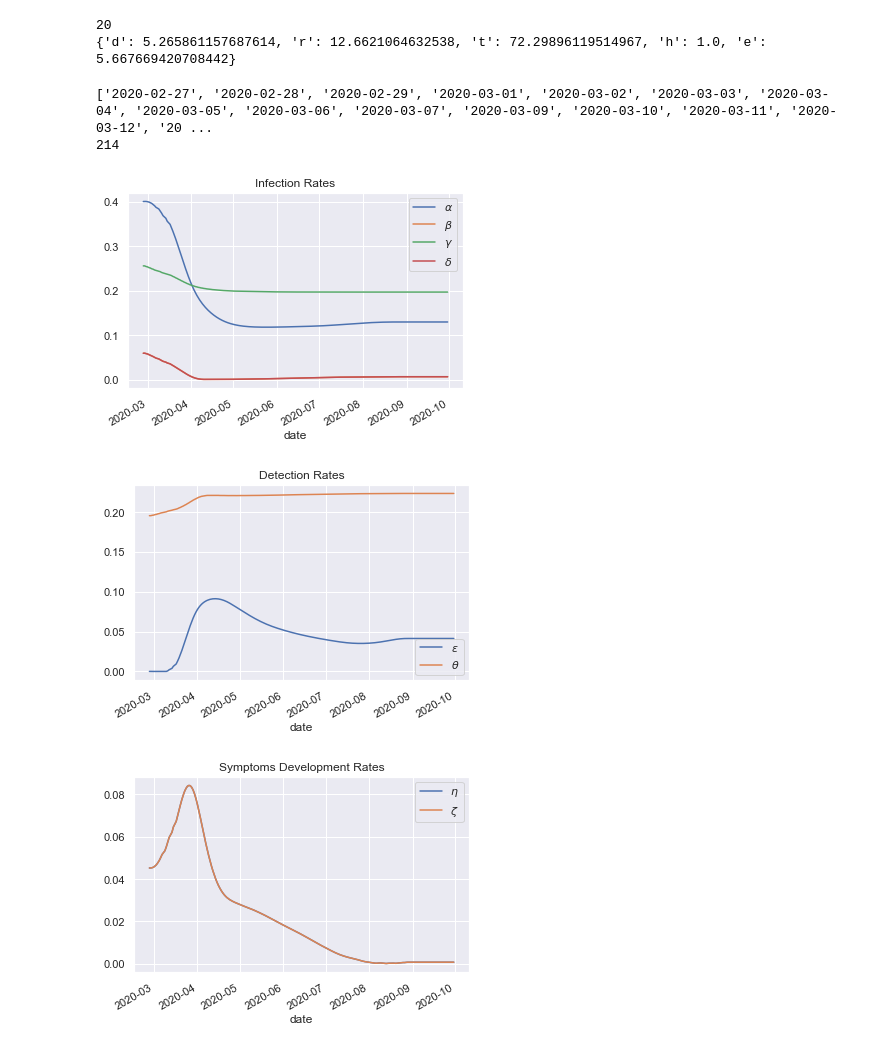
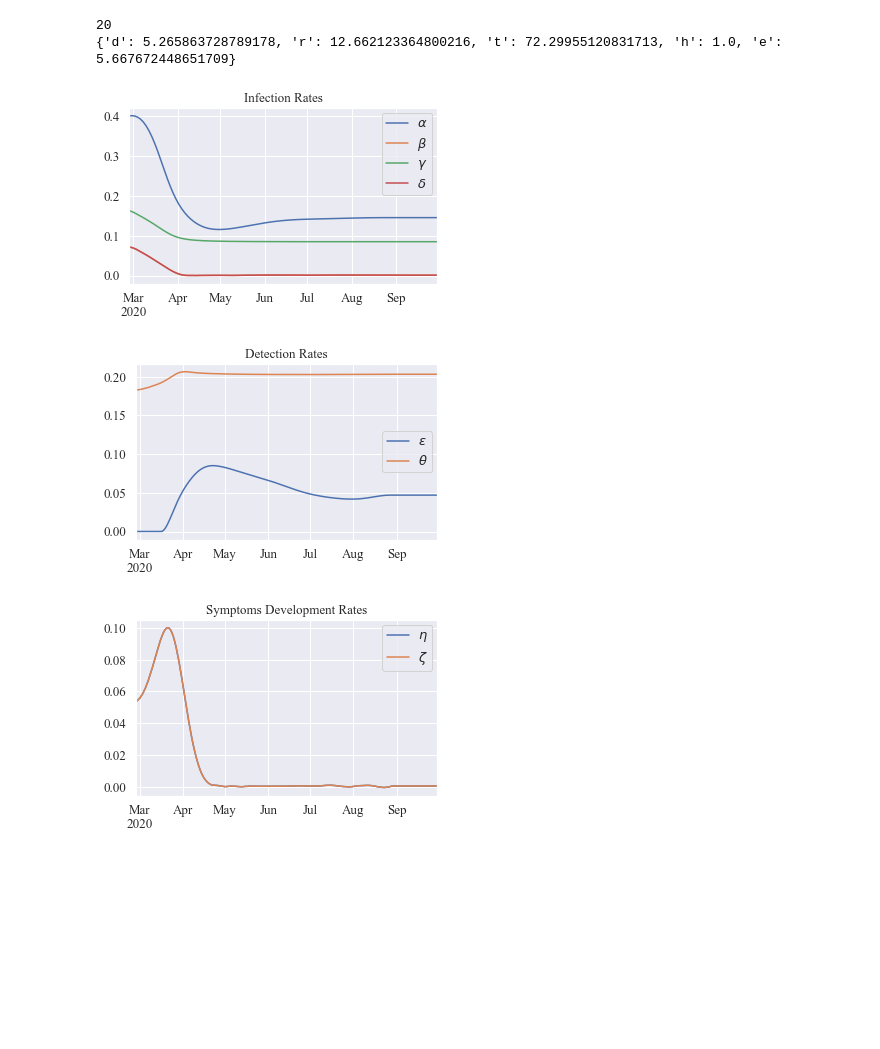
Before and after one commit to sailab-code/learning-sidarthe, a Jupyter notebook: get_sidarte_graphs_fr.ipynb, the cells around one changed output. Cells and saved outputs as stored; diff of their text form; code cells hidden in the pictures; blank space fills up the shorter version.

Commit message:
Update plots and fr data

```diff
--- a/get_sidarte_graphs_fr.ipynb
+++ b/get_sidarte_graphs_fr.ipynb
@@ -95,8 +91,8 @@ for key in param_keys:
     references[key] = ref_df[key][4:].tolist()
 # %%
 # load experiment values
-exp_paths = os.path.join(os.getcwd(), "runs", "FR", "sidarthe_extended", "FR")
-exp_id = "x"
+exp_paths = os.path.join(os.getcwd(), "runs", "paper_models", "FR")
+exp_id = "new"
 exp_path = os.path.join(exp_paths, exp_id)
 exp_settings_path = os.path.join(exp_path, "settings.json")
 exp_report_path = os.path.join(exp_path, "final.json")
@@ -116,7 +112,7 @@ params = exp_report["params"]
 train_size = exp_settings["train_size"]
 val_size = exp_settings["val_len"]
 print(val_size)
-dataset_size = len(x_target)
+dataset_size = len(dates_x)
 
 model_params = {
     "d_weight": 1.,
@@ -140,7 +136,7 @@ initial_conditions = Sidarthe.compute_initial_conditions_from_targets(targets, i
 model = TiedSidartheExtended(params, population, initial_conditions, integrator, time_step, **model_params)
 # %% [output]
 20
-{'d': 5.265861157687614, 'r': 12.6621064632538, 't': 72.29896119514967, 'h': 1.0, 'e': 5.667669420708442}
+{'d': 5.265863728789178, 'r': 12.662123364800216, 't': 72.29955120831713, 'h': 1.0, 'e': 5.667672448651709}
 # %%
 # compute inference
 with torch.no_grad():
@@ -225,31 +221,36 @@ def savefig(figure, figures_path, figure_name):
 # %%
 group_dfs = {}
 params = model.params
 start_date = parse_date(first_date)
 # dates_x = [(start_date + datetime.timedelta(int(n))).strftime("%Y-%m-%d") for n in range(0, dataset_size+3)]
 # dates_x = dates
-print(dates_x)
-print(dataset_size)
-sns.set()
+#print(dates_x)
+#print(dataset_size)
+sns.set(font="Times New Roman")
+
+font_size = '13'
 
 
 for group_name, group in model.param_groups.items():
     group_df = pd.DataFrame()
     group_df['date'] = pd.to_datetime(dates_x)
     group_df.set_index('date', inplace=True)
     #group_df['test'] = [i for i in range(0, len(dates_x))]
     for param_name in group:
         group_df[f"$\{param_name}$"] = extend_param(params[param_name], dataset_size).detach().numpy()
 
     plot_title = group_name.replace("_", " ").title()
-    plot = group_df.plot(title=plot_title, figsize=(6,4))
+    plot = group_df.plot(title=plot_title, figsize=(5,3.5), fontsize=font_size)
+    plot.title.set_fontsize(font_size)
+    plt.setp(plot.get_legend().get_texts(), fontsize=font_size)
+    plot.axes.xaxis.label.set_visible(False)
+
     figure = plot.get_figure()
+    figure.set_tight_layout(True)
     savefig(figure, figs_path, group_name)
 
     #group_dfs[group_name] = group_df
 # %% [output]
-['2020-02-27', '2020-02-28', '2020-02-29', '2020-03-01', '2020-03-02', '2020-03-03', '2020-03-04', '2020-03-05', '2020-03-06', '2020-03-07', '2020-03-09', '2020-03-10', '2020-03-11', '2020-03-12', '20 ...
-214
-[figure, old version]
+[figure, new version]
-[figure, old version]
+[figure, new version]
-[figure, old version]
+[figure, new version]
```
Also changed, not shown: parts of 5 cells of this notebook, 1 other file.
